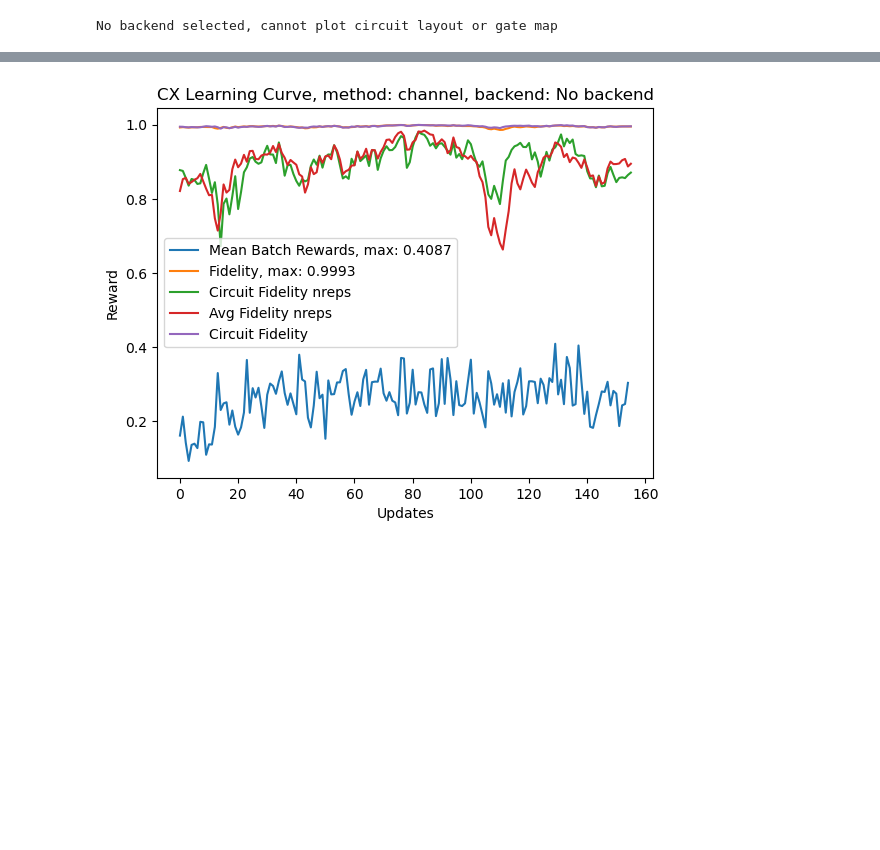
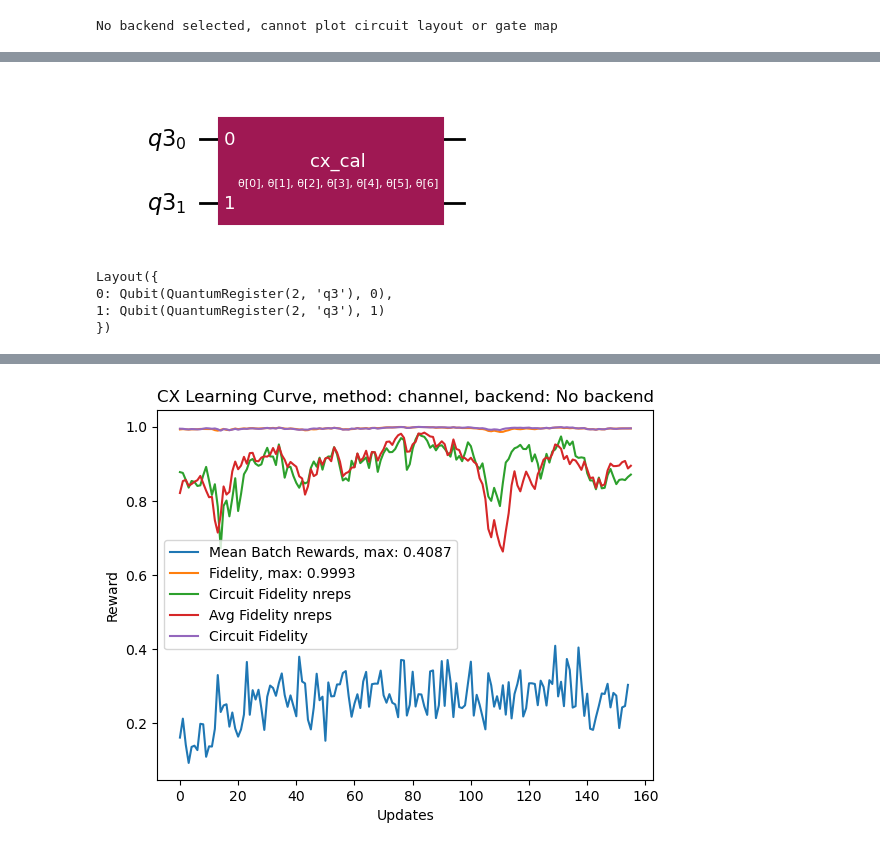
Before and after one commit to arthurostrauss/Quantum_Optimal_Control, a Jupyter notebook: gate_level/standard/gate_level_learning.ipynb, the cells around one changed output, grey strips where cells are left out. Saved outputs shown, nothing was run; the diff lists cells and outputs as text; code cells hidden in the pictures; blank space fills up the shorter version.

```diff
--- a/gate_level/standard/gate_level_learning.ipynb
+++ b/gate_level/standard/gate_level_learning.ipynb
@@ -80,0 +84,11 @@ q_env.baseline_circuits[0].draw("mpl", style="iqp")
+# %%
+q_env.circuits[0].draw("mpl", style="iqp")
+# %% [output]
+[figure, added]
+# %%
+q_env.target.layout
+# %% [output]
+Layout({
+0: Qubit(QuantumRegister(2, 'q3'), 0),
+1: Qubit(QuantumRegister(2, 'q3'), 1)
+})
```
Also changed, not shown: parts of 18 cells of this notebook, 39 other files.
